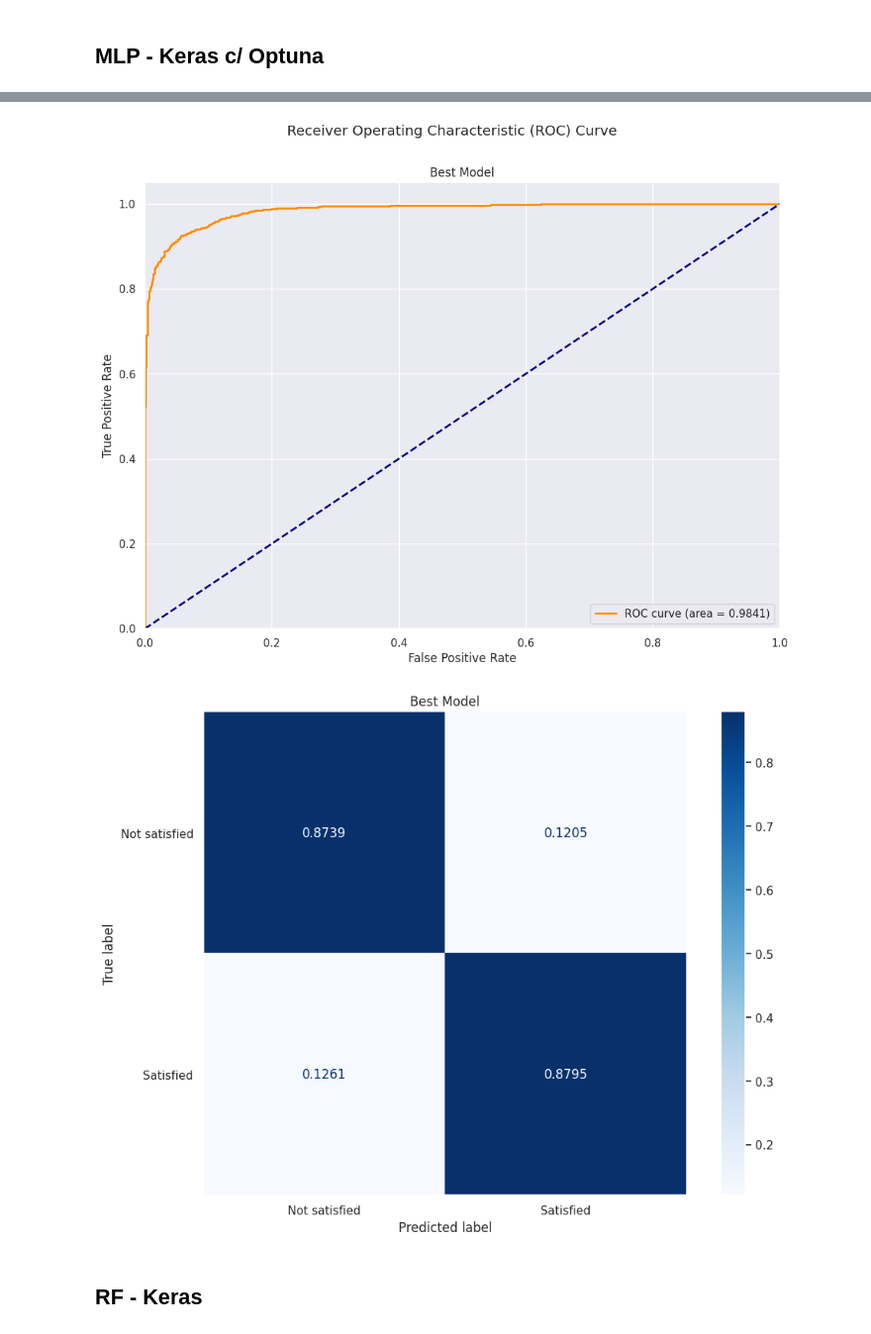
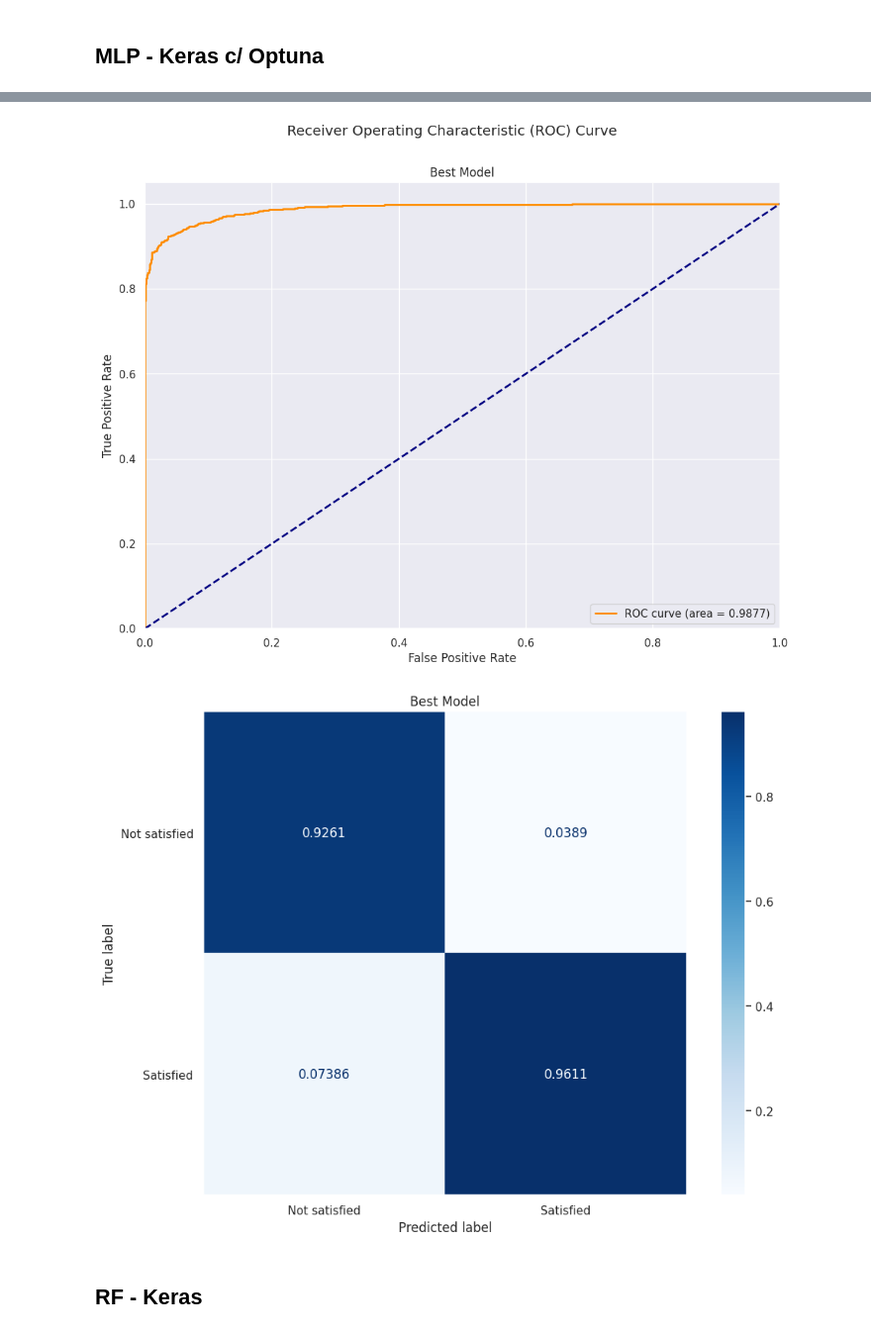
Before and after one commit to Charlesbr101/projeto-redes-neurais, a Jupyter notebook: main.ipynb, the cells around one changed output, grey strips where cells are left out. Shown at 99% size. Saved outputs shown, nothing was run; the diff lists cells and outputs as text; code cells hidden in the pictures.

```diff
--- a/main.ipynb
+++ b/main.ipynb
@@ -899,8 +899,8 @@ def callback(study, trial):
     if study.best_trial.number == trial.number:
         study.set_user_attr(key="best_model", value=trial.user_attrs["model"])
 
-study = opt.create_study(direction = 'minimize', opt.pruners.MedianPruner())
-study.optimize(objective, n_trials=100, timeout = 15*60, callbacks=[callback], n_jobs = 4)
+study = opt.create_study(direction = 'minimize', pruner = opt.pruners.MedianPruner())
+study.optimize(objective, n_trials=100, timeout = 30*60, callbacks=[callback])
 
 best_model, best_hist = study.user_attrs['best_model']
 plot_train_history(best_hist)
@@ -969,12 +995,12 @@ kscurve(y_v, y_pred_soft, 'Best Model')
 # %%
 plotRocCurve(y_v, y_pred_soft[:, 1], 'Best Model')
 # %% [output]
-[figure, old version]
+[figure, new version]
 # %%
-y_pred_normalized = [1 if r > 0.502 else 0 for (_,r) in y_pred_soft]
+y_pred_normalized = [1 if r > 0.485 else 0 for (_,r) in y_pred_soft]
 plot_confusion(y_v, y_pred_normalized, 'Best Model')
 # %% [output]
-[figure, old version]
+[figure, new version]
 # %% [markdown]
 ## RF - Keras
 # %%
```
Also changed, not shown: parts of 64 cells of this notebook.
